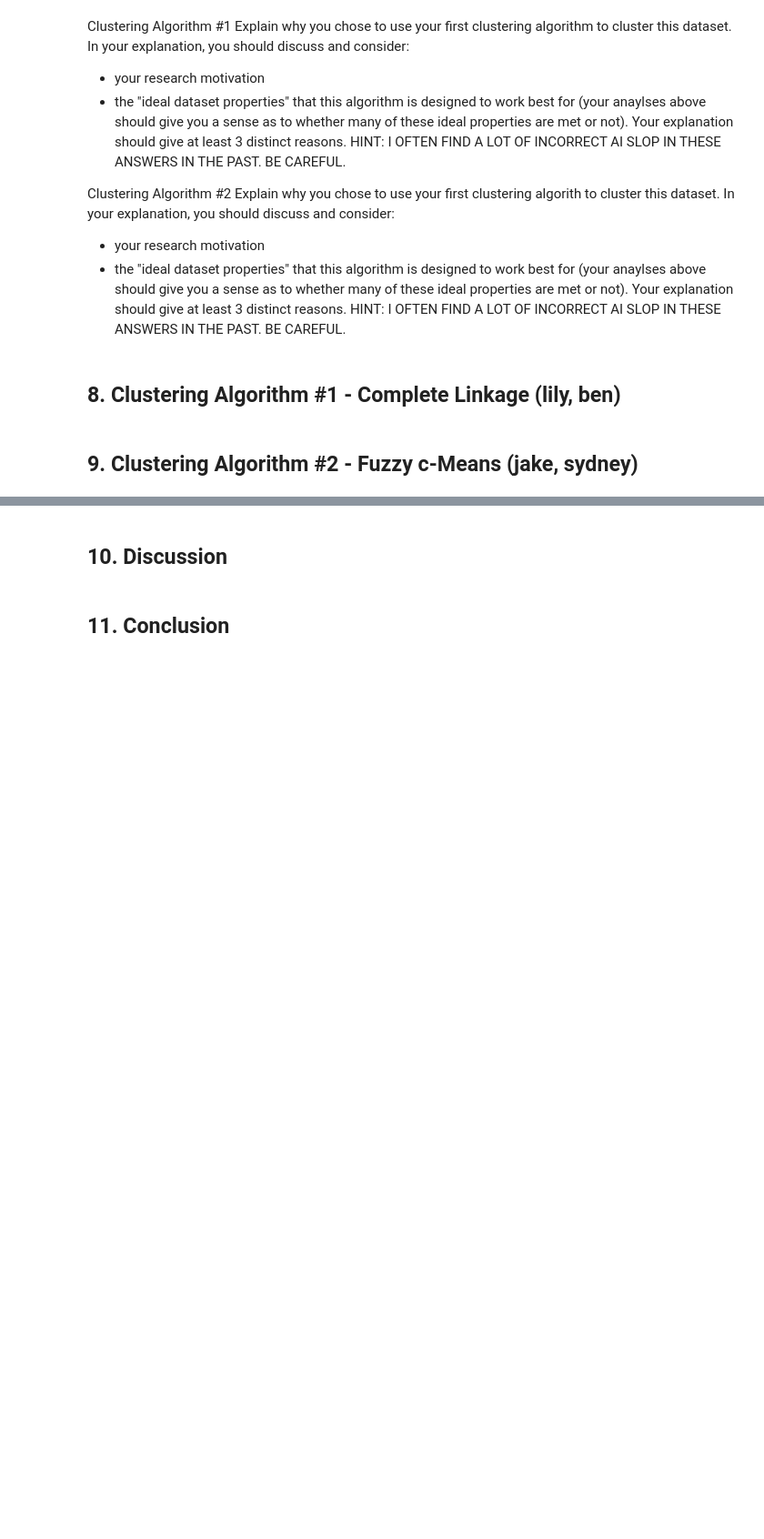
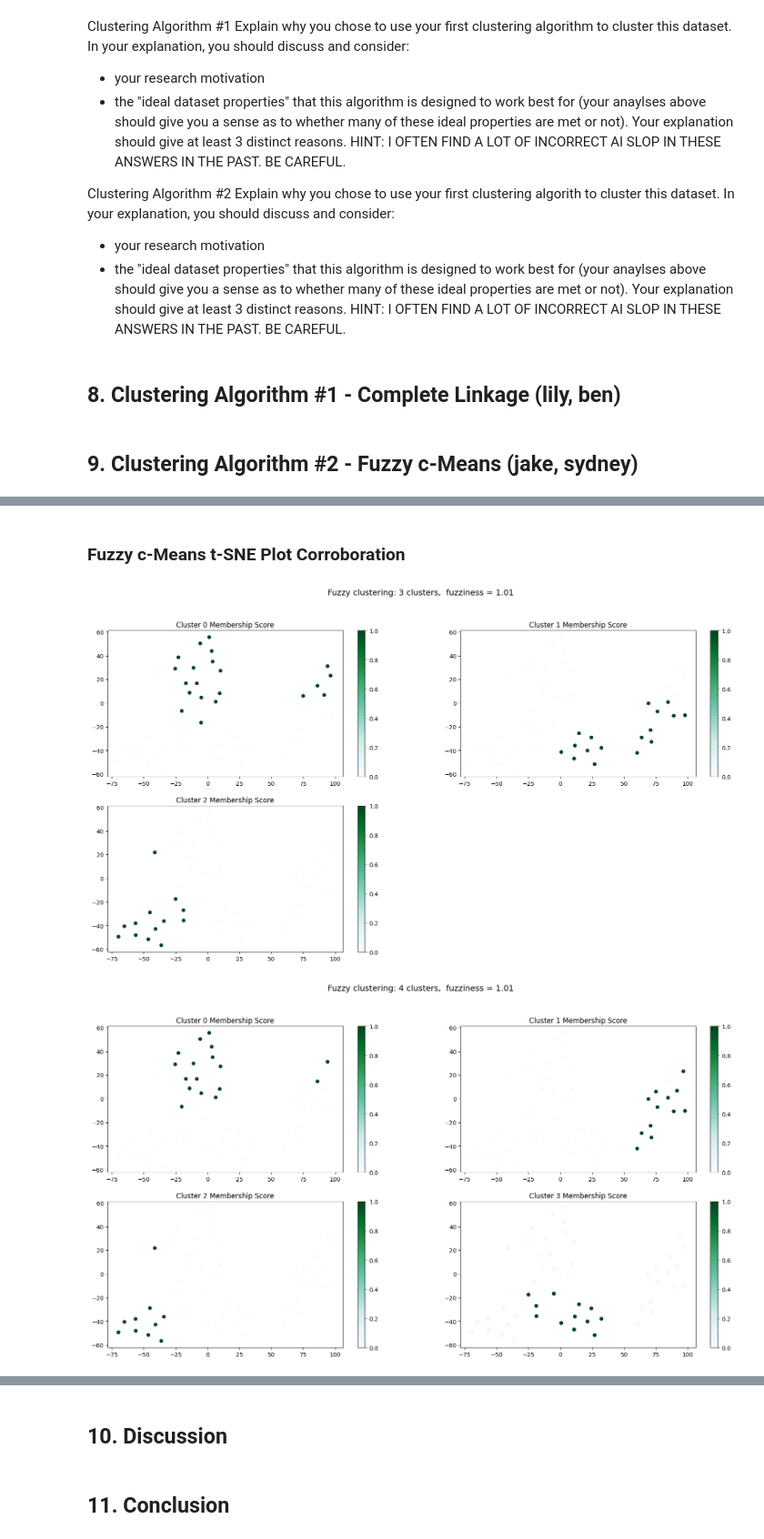
Before and after one commit to BenLeidig/stat437-project, a Jupyter notebook: project_template.ipynb, the cells around one changed output, grey strips where cells are left out. Shown at 91% size. Cells and saved outputs as stored; diff of their text form; code cells hidden in the pictures; blank space fills up the shorter version.

```diff
--- a/project_template.ipynb
+++ b/project_template.ipynb
@@ -272,0 +303,37 @@ CAREFUL.
+# %% [markdown]
+### Fuzzy c-Means t-SNE Plot Corroboration
+# %%
+# i know this is a lot of graphs
+# being extra here and we can cut it down later if need
+
+
+for p in [1.01, 1.1, 1.3, 1.7]:
+    for c in [3, 4, 5]:
+
+        ncols = math.ceil(math.sqrt(c))
+        nrows = math.ceil(c / ncols)
+
+        centroids, W, W_0, dist_mat, history, iters, ndpc = cmeans(df_scaled.T, c=c, m=p, error=1e-6, maxiter=20000, seed=100)
+        fig, ax = plt.subplots(nrows, ncols, figsize=(20,10), squeeze=False)
+        plt.suptitle(f'Fuzzy clustering: {c} clusters,  fuzziness = {p}', fontsize=14)
+
+        for i in range(0,c):
+
+            row = i // ncols
+            col = i % ncols
+
+            df_tsne['Cluster %s Membership Score' %str(i)] = W[i,:]
+            points = plt.scatter(df_tsne['x'], df_tsne['y'], c = df_tsne['Cluster %s Membership Score' %str(i)], s=30, cmap='BuGn', vmin=0, vmax=1)
+            ax[row, col].scatter(df_tsne['x'], df_tsne['y'], c = df_tsne['Cluster %s Membership Score' %str(i)], s=30, cmap='BuGn', vmin=0, vmax=1)
+            fig.colorbar(points, ax=ax[row, col])
+            ax[row, col].set_title('Cluster %s Membership Score' %str(i))
+
+        for j in range(c, nrows * ncols):
+            row = j // ncols
+            col = j % ncols
+            fig.delaxes(ax[row, col])
+
+        plt.show()
+# %% [output]
+[figure, added]
+[figure, added]
```
Also changed, not shown: parts of 16 cells of this notebook.
